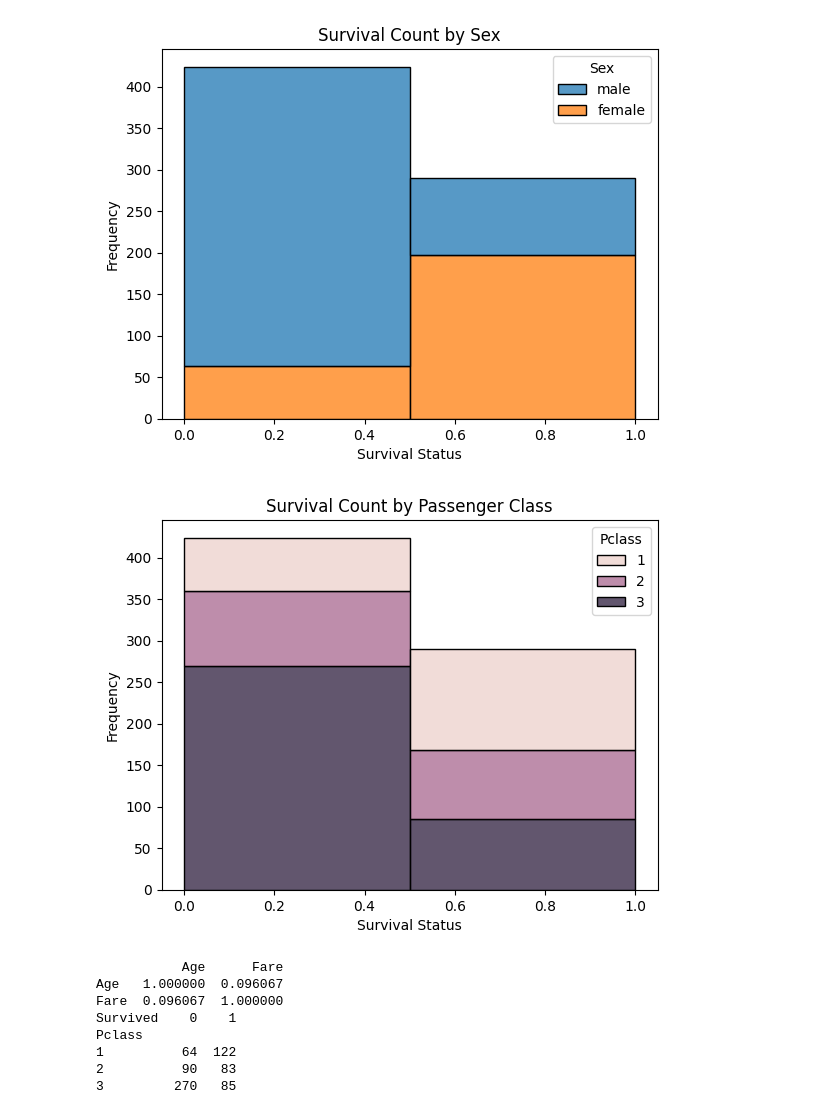
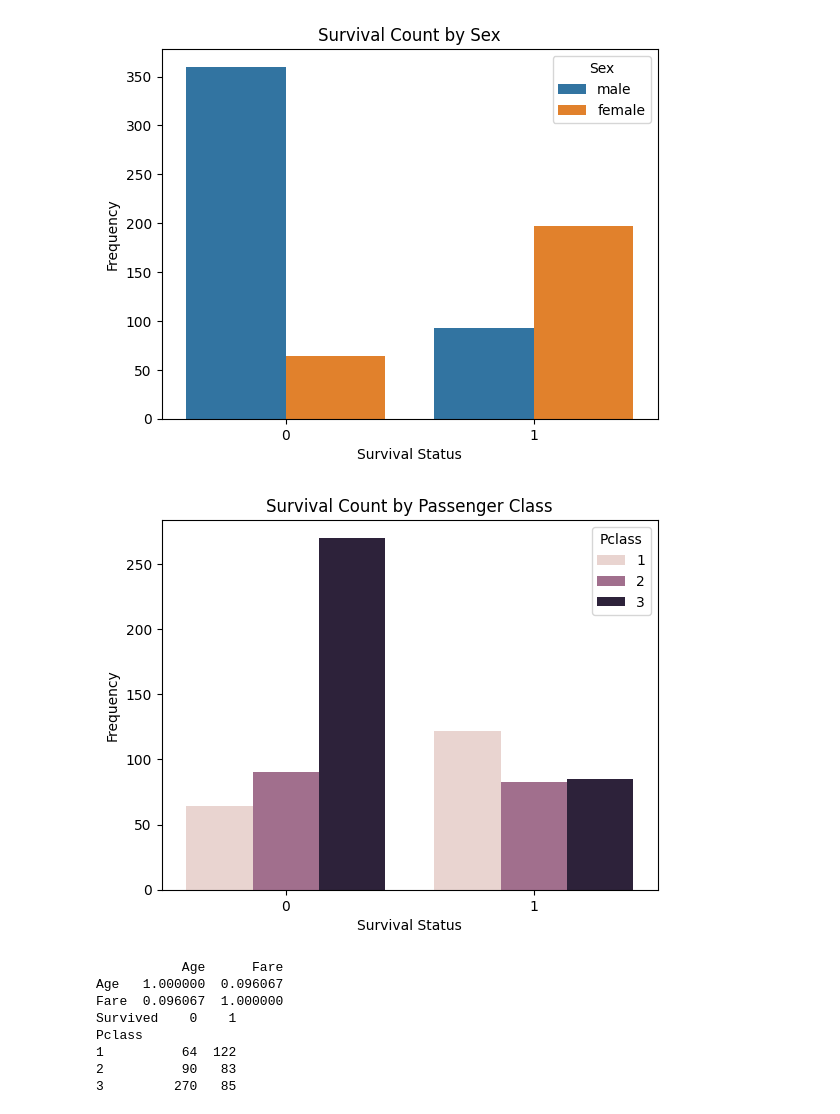
Before and after one commit to Mohithsri/PRODIGY_DS_02, a Jupyter notebook: PRODIGY_DS_02.ipynb, the cells around one changed output. Saved outputs shown, nothing was run; the diff lists cells and outputs as text; code cells hidden in the pictures.

```diff
--- a/PRODIGY_DS_02.ipynb
+++ b/PRODIGY_DS_02.ipynb
@@ -38,45 +38,45 @@ plt.ylabel('Frequency')
 plt.title('Distribution of Age')
 plt.show()
 
-sns.histplot(df, x='Survived', hue='Sex', multiple='stack', bins=2)
+sns.countplot(x='Survived', hue='Sex', data=df)
 plt.xlabel('Survival Status')
 plt.ylabel('Frequency')
 plt.title('Survival Count by Sex')
 plt.show()
 
-sns.histplot(df, x='Survived', hue='Pclass', multiple='stack', bins=2)
+sns.countplot(x='Survived', hue='Pclass', data=df)
 plt.xlabel('Survival Status')
 plt.ylabel('Frequency')
 plt.title('Survival Count by Passenger Class')
 plt.show()
 
 # Explore relationships
 correlation = df[['Age', 'Fare']].corr()
 print(correlation)
 
 cross_tab = pd.crosstab(df['Pclass'], df['Survived'])
 print(cross_tab)
 # %% [output]
    PassengerId  Survived  Pclass  \
 0            1         0       3
 1            2         1       1
 2            3         1       3
 3            4         1       1
 4            5         0       3
 
                                                 Name     Sex   Age  SibSp  \
 0                            Braund, Mr. Owen Harris    male  22.0      1
 1  Cumings, Mrs. John Bradley (Florence Briggs Th...  female  38.0      1
 2                             Heikkinen, Miss. Laina  female  26.0      0
 3       Futrelle, Mrs. Jacques Heath (Lily May Peel)  female  35.0      1
 ... (50 lines left out)
 Fare             0
 Cabin          687
 Embarked         2
 dtype: int64
 [figure]
-[figure, old version]
+[figure, new version]
-[figure, old version]
+[figure, new version]
            Age      Fare
 Age   1.000000  0.096067
 Fare  0.096067  1.000000
```
